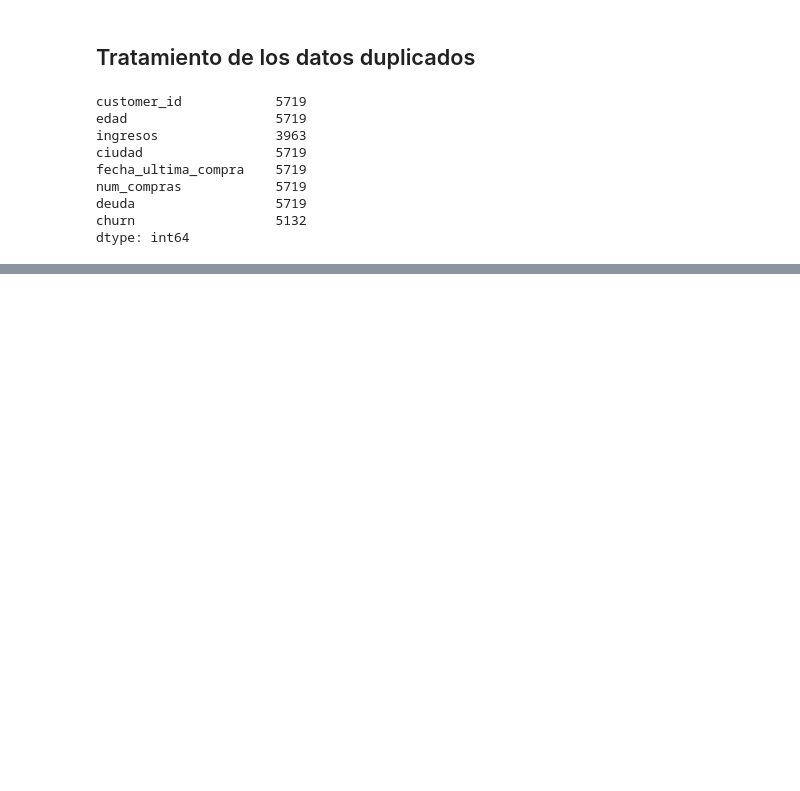
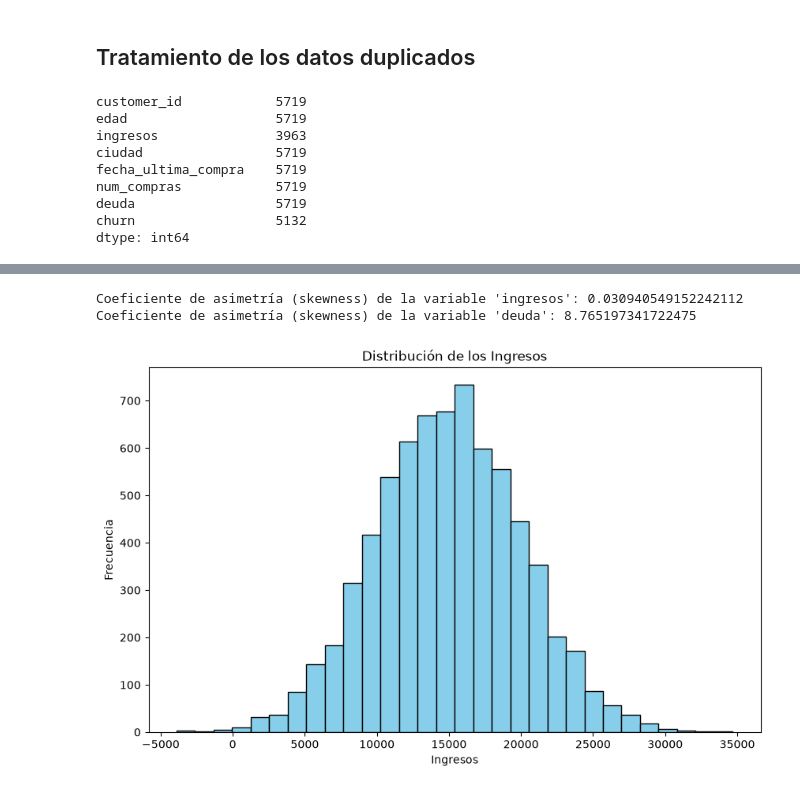
Before and after one commit to pdanielvazquez/limpieza-preprocesamiento-datos-dd-ibero-o26, a Jupyter notebook: limpieza-preprocesamiento.ipynb, the cells around one changed output, grey strips where cells are left out. Cells and saved outputs as stored; diff of their text form; code cells hidden in the pictures; blank space fills up the shorter version.

```diff
--- a/limpieza-preprocesamiento.ipynb
+++ b/limpieza-preprocesamiento.ipynb
@@ -87,0 +185,21 @@ dtype: int64
+# %%
+# Evaluación del coeficiente de asimetría (skewness) de la variable 'ingresos' y 'deuda'
+skewness_deuda = df['ingresos'].skew()
+skewness_deuda = df['deuda'].skew()
+print(f"Coeficiente de asimetría (skewness) de la variable 'ingresos': {skewness_ingresos}")
+print(f"Coeficiente de asimetría (skewness) de la variable 'deuda': {skewness_deuda}")
+# %% [output]
+Coeficiente de asimetría (skewness) de la variable 'ingresos': 0.030940549152242112
+Coeficiente de asimetría (skewness) de la variable 'deuda': 8.765197341722475
+# %%
+# Grafica de distribución de los ingresos
+import matplotlib.pyplot as plt
+
+plt.figure(figsize=(10, 6))
+plt.hist(df['ingresos'], bins=30, color='skyblue', edgecolor='black')
+plt.title('Distribución de los Ingresos')
+plt.xlabel('Ingresos')
+plt.ylabel('Frecuencia')
+plt.show()
+# %% [output]
+[figure, added]
```
Also changed, not shown: parts of 12 cells of this notebook.
